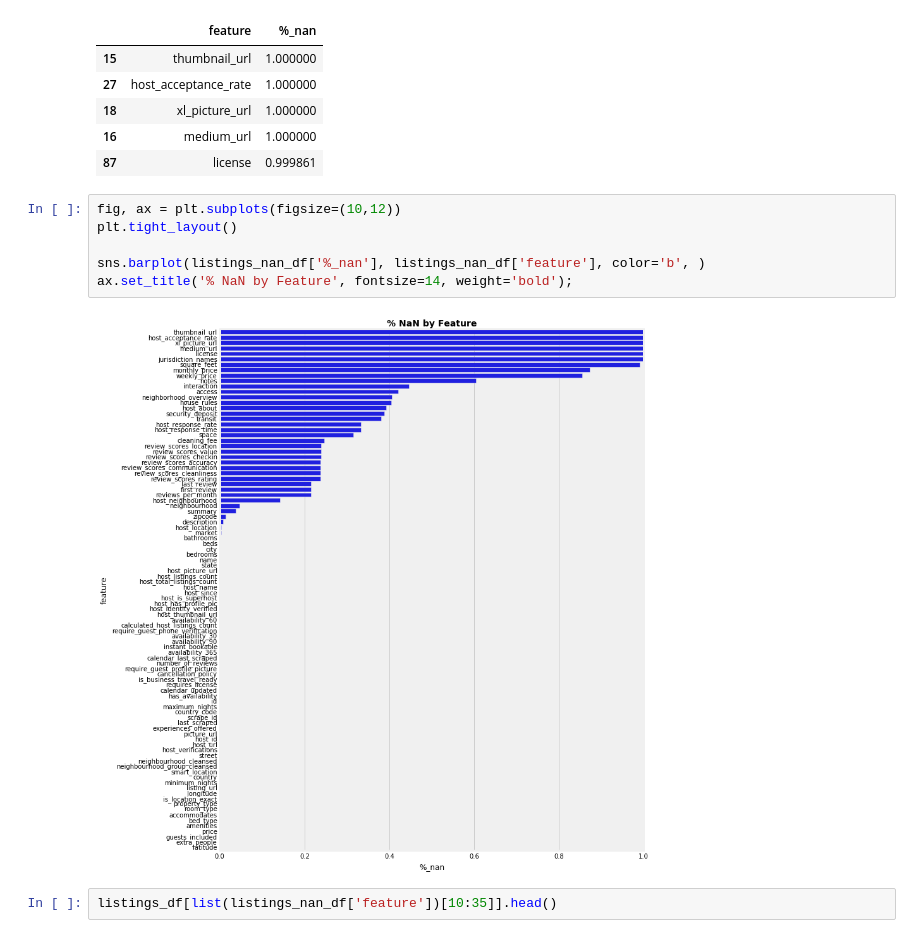
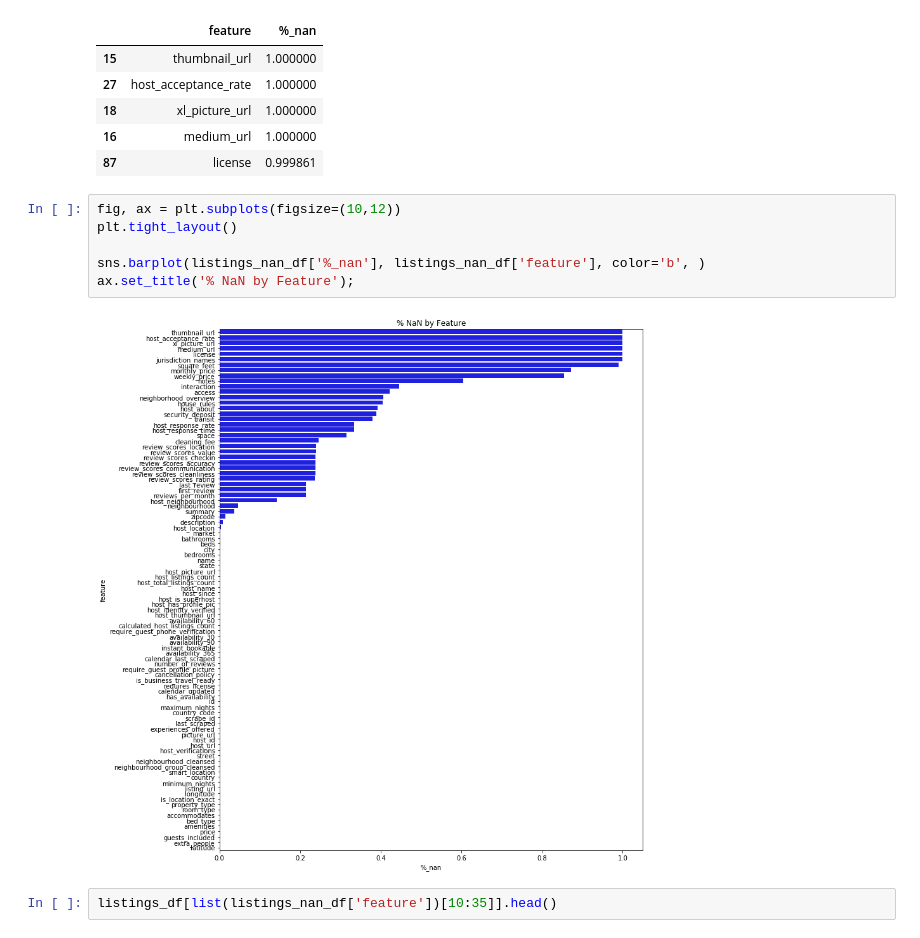
Before and after one commit to ajgiust/Airbnb_NYC, a Jupyter notebook: Project - Write a Data Science Blog Post.ipynb, the cells around one changed output. Saved outputs shown, nothing was run; the diff lists cells and outputs as text.

```diff
--- a/Project - Write a Data Science Blog Post.ipynb
+++ b/Project - Write a Data Science Blog Post.ipynb
@@ -115,11 +144,11 @@ listings_nan_df.head()
 # %%
 fig, ax = plt.subplots(figsize=(10,12))
 plt.tight_layout()
 
 sns.barplot(listings_nan_df['%_nan'], listings_nan_df['feature'], color='b', )
-ax.set_title('% NaN by Feature', fontsize=14, weight='bold');
+ax.set_title('% NaN by Feature');
 # %% [output]
-[figure, old version]
+[figure, new version]
 # %%
 listings_df[list(listings_nan_df['feature'])[10:35]].head()
 # %% [output]
```
Also changed, not shown: parts of 49 cells of this notebook.
